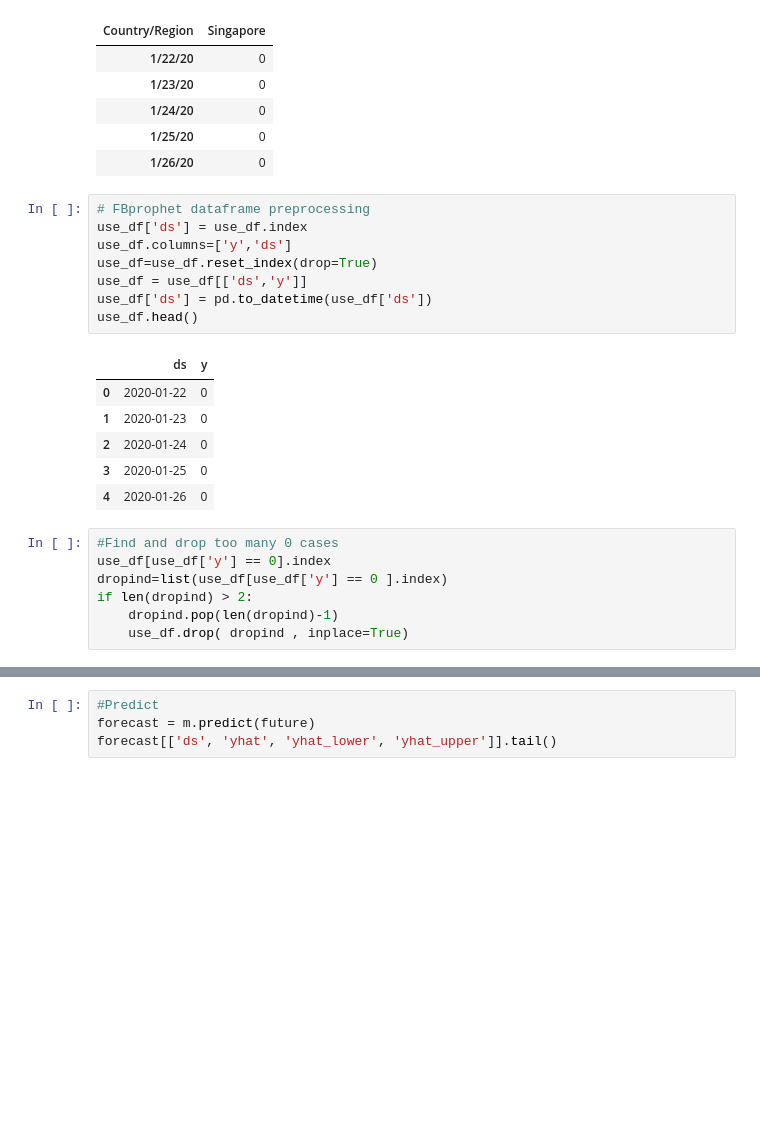
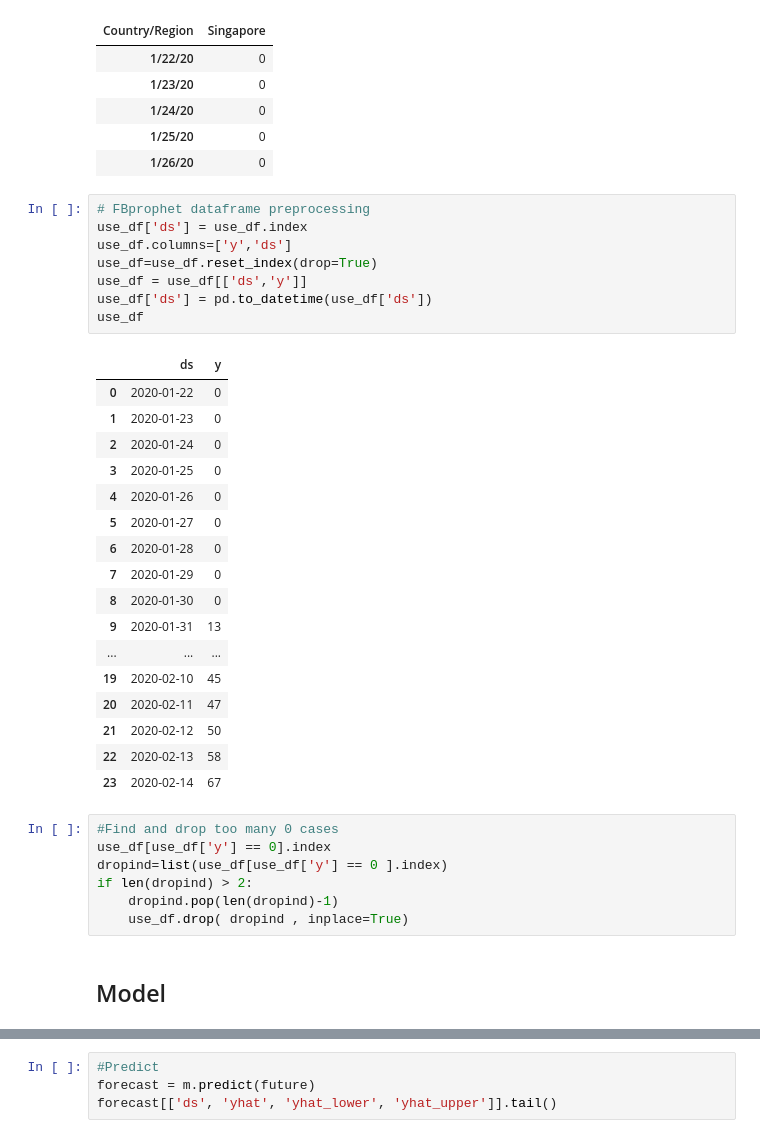
Before and after one commit to thelee81/COVID-19-Spreading-Prediction-Using-FB-Prophet, a Jupyter notebook: COVID-19 FB Prophet Prediction.ipynb, the cells around one changed output, grey strips where cells are left out. Cells and saved outputs as stored; diff of their text form; blank space fills up the shorter version.

```diff
--- a/COVID-19 FB Prophet Prediction.ipynb
+++ b/COVID-19 FB Prophet Prediction.ipynb
@@ -81,18 +85,29 @@ use_df.head()
 # %%
 # FBprophet dataframe preprocessing
 use_df['ds'] = use_df.index
 use_df.columns=['y','ds']
 use_df=use_df.reset_index(drop=True)
 use_df = use_df[['ds','y']]
 use_df['ds'] = pd.to_datetime(use_df['ds'])
-use_df.head()
+use_df
 # %% [output]
 |  | ds | y |
 | 0 | 2020-01-22 | 0 |
 | 1 | 2020-01-23 | 0 |
 | 2 | 2020-01-24 | 0 |
 | 3 | 2020-01-25 | 0 |
 | 4 | 2020-01-26 | 0 |
+| 5 | 2020-01-27 | 0 |
+| 6 | 2020-01-28 | 0 |
+| 7 | 2020-01-29 | 0 |
+| 8 | 2020-01-30 | 0 |
+| 9 | 2020-01-31 | 13 |
+| ... | ... | ... |
+| 19 | 2020-02-10 | 45 |
+| 20 | 2020-02-11 | 47 |
+| 21 | 2020-02-12 | 50 |
+| 22 | 2020-02-13 | 58 |
+| 23 | 2020-02-14 | 67 |
 # %%
 #Find and drop too many 0 cases
 use_df[use_df['y'] == 0].index
@@ -100,6 +115,8 @@ dropind=list(use_df[use_df['y'] == 0 ].index)
 if len(dropind) > 2:
     dropind.pop(len(dropind)-1)
     use_df.drop( dropind , inplace=True)
+# %% [markdown]
+## Model
 # %%
 #fit to FB Prophet
 m = Prophet()
```
Also changed, not shown: parts of 10 cells of this notebook.
